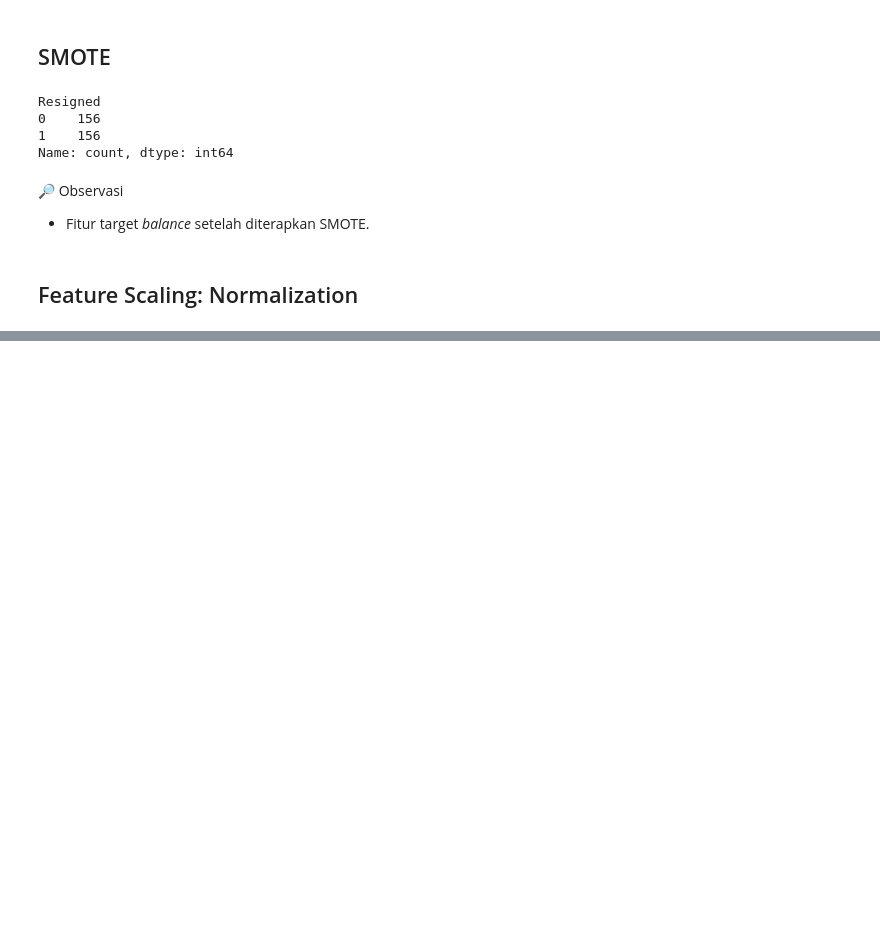
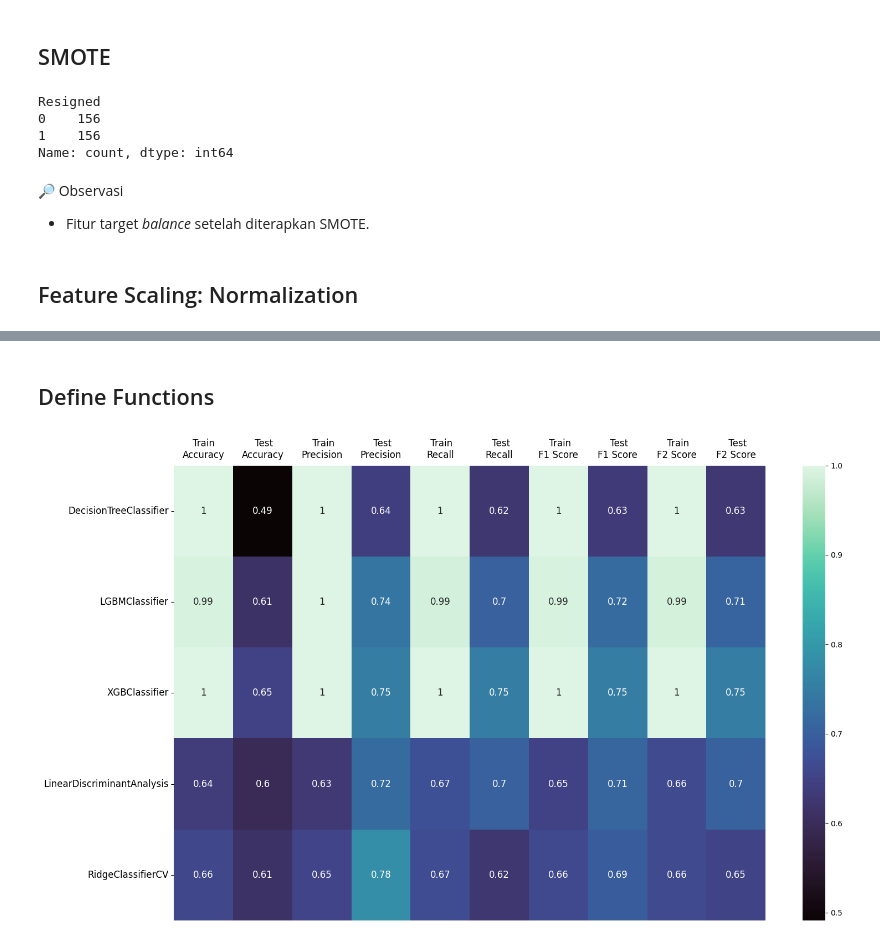
Before and after one commit to sabirinID/Predicting-Employee-Attrition, a Jupyter notebook: Notebooks/hr_employee_retention.ipynb, the cells around one changed output, grey strips where cells are left out. Drawn from its saved outputs; the diff is of its cells as text; code cells hidden in the pictures; blank space fills up the shorter version.

```diff
--- a/Notebooks/hr_employee_retention.ipynb
+++ b/Notebooks/hr_employee_retention.ipynb
@@ -1373,0 +1399,7 @@ X_test_scaled = scaler.fit_transform(X_test)
+# %%
+from lazypredict.Supervised import LazyClassifier
+
+clf = LazyClassifier(verbose=0, ignore_warnings=True, custom_metric=None)
+models, predictions = clf.fit(X_train, X_test, y_train, y_test)
+
+print(f'Top 5 Models\n{models.head()}')
@@ -1373,0 +1428,2 @@ X_test_scaled = scaler.fit_transform(X_test)
+# %% [markdown]
+## Define Functions
@@ -1373,0 +1532,16 @@ X_test_scaled = scaler.fit_transform(X_test)
+# %%
+X_train, X_test, y_train, y_test = X_train_scaled, X_test_scaled, y_train_smote, y_test
+# %%
+# Define Classification Algorithm
+models = [
+    DecisionTreeClassifier(),
+    LGBMClassifier(),
+    XGBClassifier(),
+    LinearDiscriminantAnalysis(),
+    RidgeClassifierCV()
+]
+
+# Create model
+create_model(X_train, X_test, y_train, y_test, models)
+# %% [output]
+[figure, added]
```
Also changed, not shown: parts of 67 cells of this notebook.
